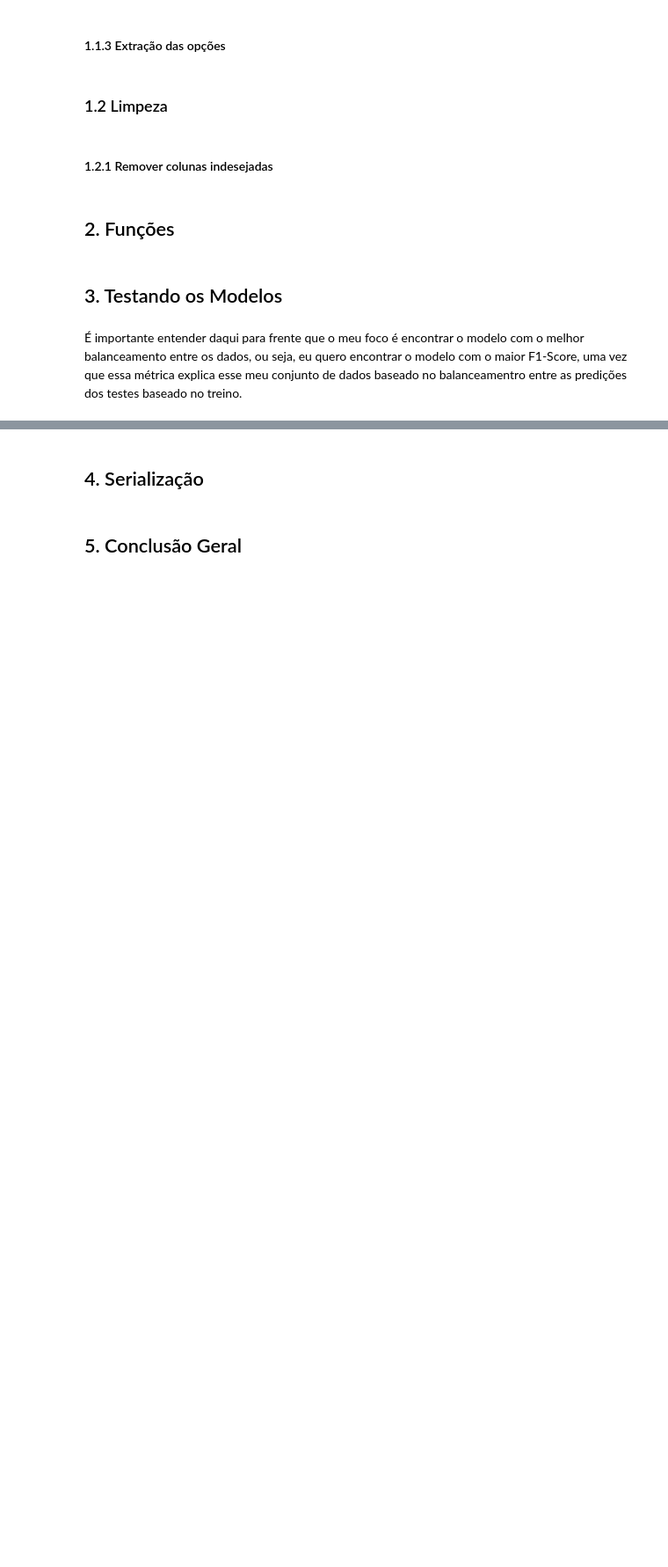
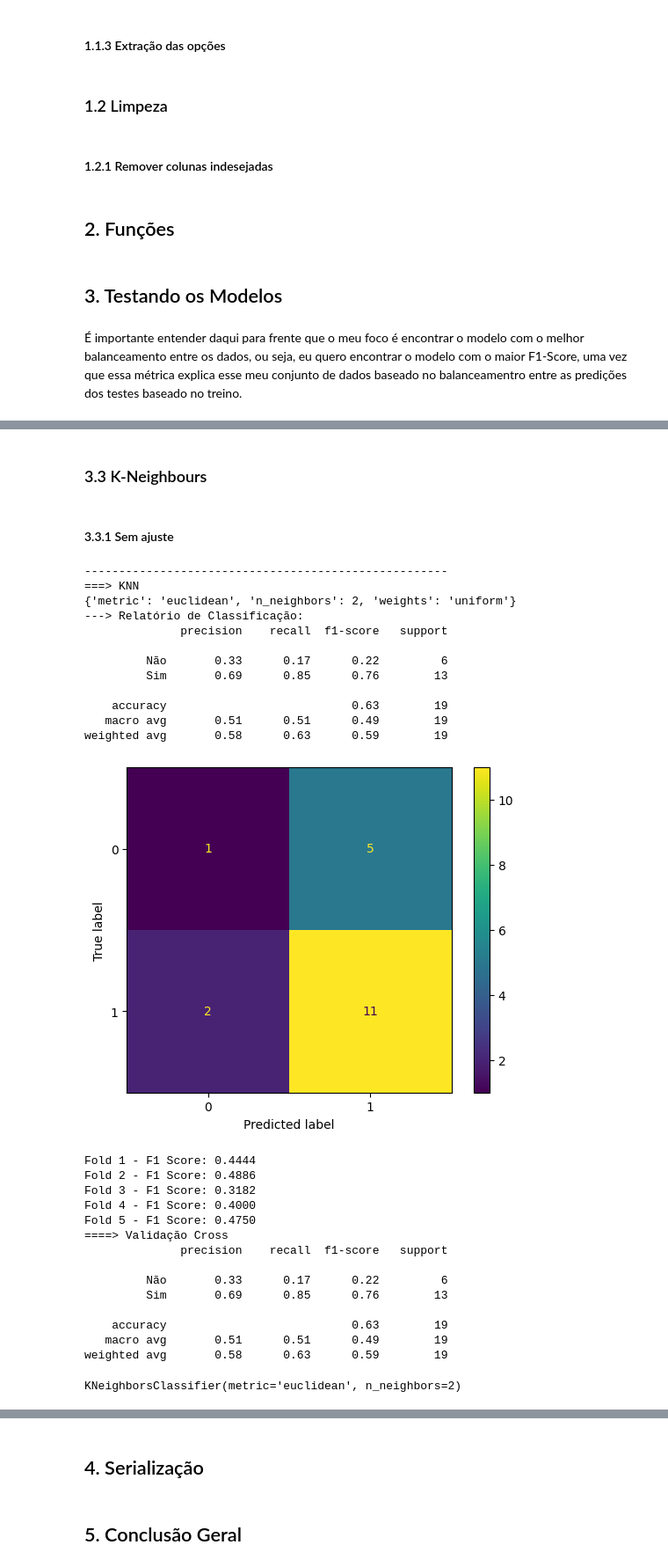
Before and after one commit to Olimpo-Org/olimpo-data-analytics, a Jupyter notebook: Modelo de IA/analise.ipynb, the cells around one changed output, grey strips where cells are left out. Shown at 88% size. Saved outputs shown, nothing was run; the diff lists cells and outputs as text; code cells hidden in the pictures; blank space fills up the shorter version.

```diff
--- a/Modelo de IA/analise.ipynb
+++ b/Modelo de IA/analise.ipynb
@@ -609,0 +689,39 @@ KNeighborsClassifier(metric='euclidean', n_neighbors=2)
+# %% [markdown]
+### 3.3 K-Neighbours
+# %% [markdown]
+#### 3.3.1 Sem ajuste
+# %%
+print('-----------------------------------------------------')
+
+print('===> KNN')
+
+classificador_hyperparametros(classificador_knn, atributos_treino, atributos_teste, resposta_treino, resposta_teste, modelos_parametros)
+# %% [output]
+-----------------------------------------------------
+===> KNN
+{'metric': 'euclidean', 'n_neighbors': 2, 'weights': 'uniform'}
+---> Relatório de Classificação:
+              precision    recall  f1-score   support
+
+         Não       0.33      0.17      0.22         6
+         Sim       0.69      0.85      0.76        13
+
+    accuracy                           0.63        19
+   macro avg       0.51      0.51      0.49        19
+weighted avg       0.58      0.63      0.59        19
+[figure, added]
+Fold 1 - F1 Score: 0.4444
+Fold 2 - F1 Score: 0.4886
+Fold 3 - F1 Score: 0.3182
+Fold 4 - F1 Score: 0.4000
+Fold 5 - F1 Score: 0.4750
+====> Validação Cross
+              precision    recall  f1-score   support
+
+         Não       0.33      0.17      0.22         6
+         Sim       0.69      0.85      0.76        13
+
+    accuracy                           0.63        19
+   macro avg       0.51      0.51      0.49        19
+weighted avg       0.58      0.63      0.59        19
+KNeighborsClassifier(metric='euclidean', n_neighbors=2)
```
Also changed, not shown: parts of 72 cells of this notebook, 2 other files.
